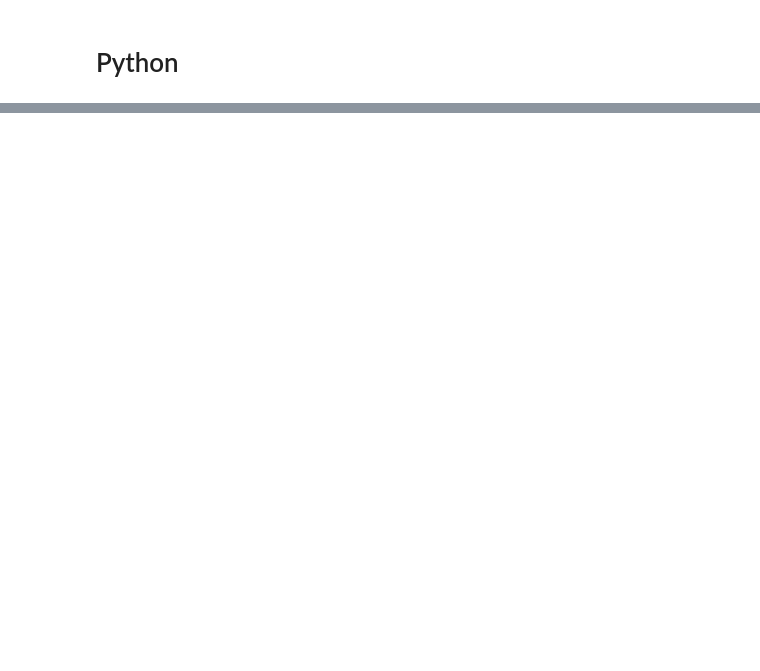
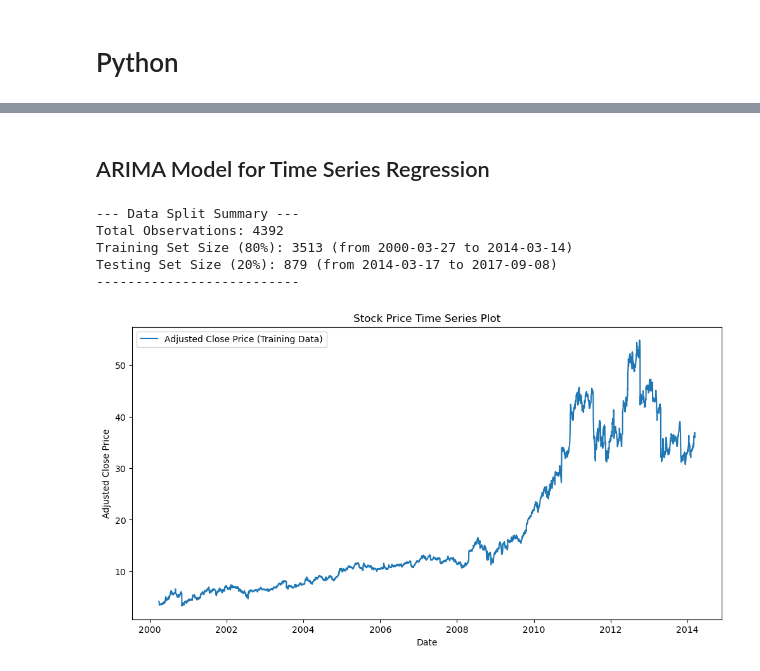
Before and after one commit to ivanbutera/portfolio, a Jupyter notebook: StockPriceFuturistics/stock_predictions.ipynb, the cells around one changed output, grey strips where cells are left out. Cells and saved outputs as stored; diff of their text form; code cells hidden in the pictures; blank space fills up the shorter version.

```diff
--- a/StockPriceFuturistics/stock_predictions.ipynb
+++ b/StockPriceFuturistics/stock_predictions.ipynb
@@ -24,0 +60,38 @@ df
+# %% [markdown]
+## ARIMA Model for Time Series Regression
+# %%
+# Set 'Date' as the index
+df.set_index('Date', inplace=True)
+# Sort the index to ensure the time series is in chronological order
+df.sort_index(inplace=True)
+
+# We create a new Series containing only the 'Adj_Close' price
+ts_data = df['Adj_Close']
+
+# Time series split must be sequential, not random! (e.g., 80% Train, 20% Test)
+train_size = int(len(ts_data) * 0.8)
+
+train_data = ts_data[:train_size]
+test_data = ts_data[train_size:]
+
+print("--- Data Split Summary ---")
+print(f"Total Observations: {len(ts_data)}")
+print(f"Training Set Size (80%): {len(train_data)} (from {train_data.index.min().date()} to {train_data.index.max().date()})")
+print(f"Testing Set Size (20%): {len(test_data)} (from {test_data.index.min().date()} to {test_data.index.max().date()})")
+# %% [output]
+--- Data Split Summary ---
+Total Observations: 4392
+Training Set Size (80%): 3513 (from 2000-03-27 to 2014-03-14)
+Testing Set Size (20%): 879 (from 2014-03-17 to 2017-09-08)
+--------------------------
+# %%
+# --- 1. Visual Inspection ---
+plt.figure(figsize=(12, 6))
+plt.plot(train_data, label='Adjusted Close Price (Training Data)')
+plt.title('Stock Price Time Series Plot')
+plt.xlabel('Date')
+plt.ylabel('Adjusted Close Price')
+plt.legend()
+plt.show()
+# %% [output]
+[figure, added]
```
Also changed, not shown: parts of 15 cells of this notebook.
